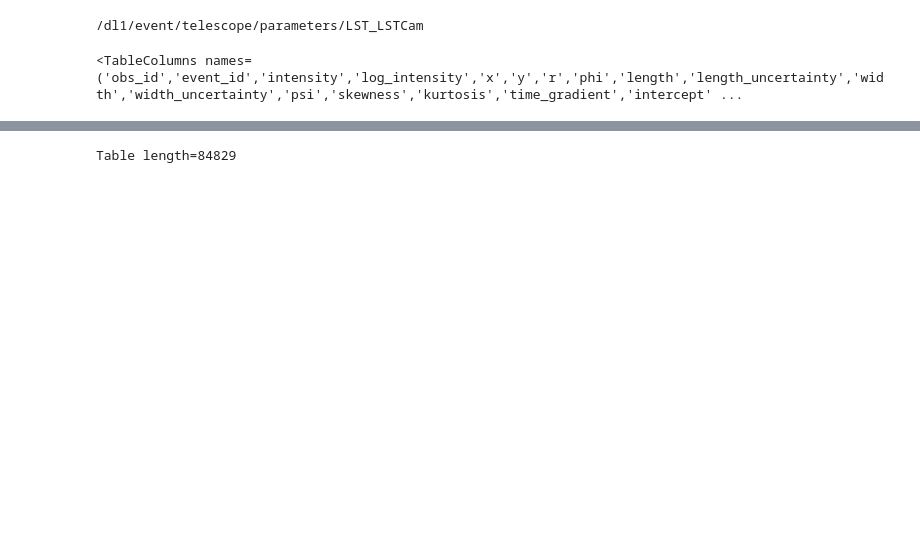
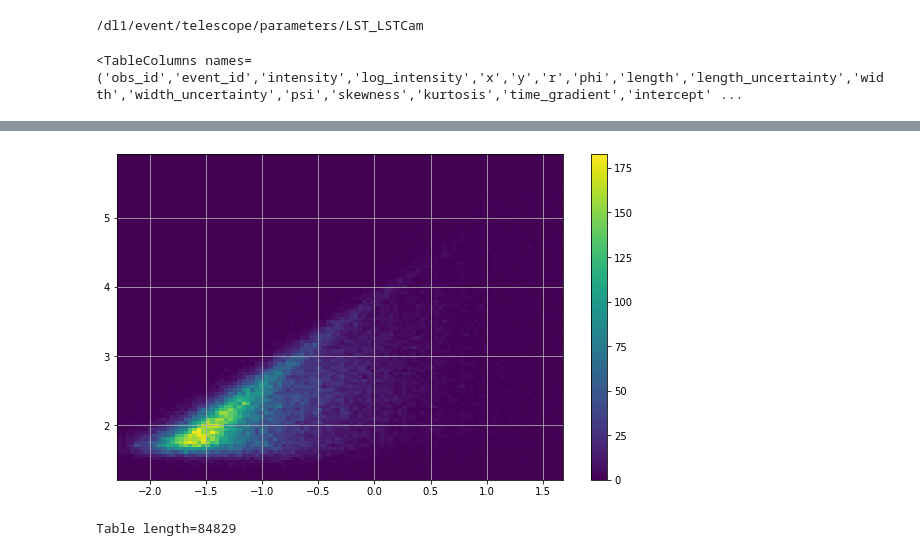
Before and after one commit to cta-observatory/2022_01_lstchain_school, a Jupyter notebook: DL1a_to_DL1b/explore_dl1_MC.ipynb, the cells around one changed output, grey strips where cells are left out. Drawn from its saved outputs; the diff is of its cells as text; code cells hidden in the pictures; blank space fills up the shorter version.

Commit message:
Added example plots

```diff
--- a/DL1a_to_DL1b/explore_dl1_MC.ipynb
+++ b/DL1a_to_DL1b/explore_dl1_MC.ipynb
@@ -114,7 +118,7 @@ import numpy as np
 # %%
 # You can set here any DL1 file, e.g. the one you have created with the lstchain_dl1ab.py script:
 
-dl1_file = "/fefs/aswg/workspace/analysis-school-2022/DL1ab/dl1_gamma_20deg_180deg_run10___cta-prod5-lapalma_4LSTs_MAGIC_desert-2158m_mono_off0.4.h5"
+dl1_file = "/fefs/aswg/data/mc/DL1/20200629_prod5_trans_80/gamma/zenith_20deg/south_pointing/20210923_v0.7.5_prod5_trans_80_dynamic_cleaning/off0.4deg/testing/dl1_gamma_20deg_180deg_run10___cta-prod5-lapalma_4LSTs_MAGIC_desert-2158m_mono_off0.4.h5"
 # %%
 # Where the image parameters (DL1b) are stored in the hdf5 files:
 print(dl1_params_lstcam_key)
@@ -181,3 +189,16 @@ Table length=2149
+# %%
+# Simple example plot
+
+mask = dl1_parameters['intensity'] > 0  # successfully cleaned & parametrized images
+
+plt.figure(figsize=(10,6))
+plt.hist2d(dl1_parameters['log_mc_energy'][mask],
+           np.log10(dl1_parameters['intensity'][mask]), bins=(100,100))
+plt.grid()
+plt.colorbar()
+plt.show()
+# %% [output]
+[figure, added]
 # %%
 # If you need to work with more statistics, you can create a table with many input files.
 # glob allows to use wildcards. Example with MC gamma files:
```
Also changed, not shown: parts of 13 cells of this notebook.
